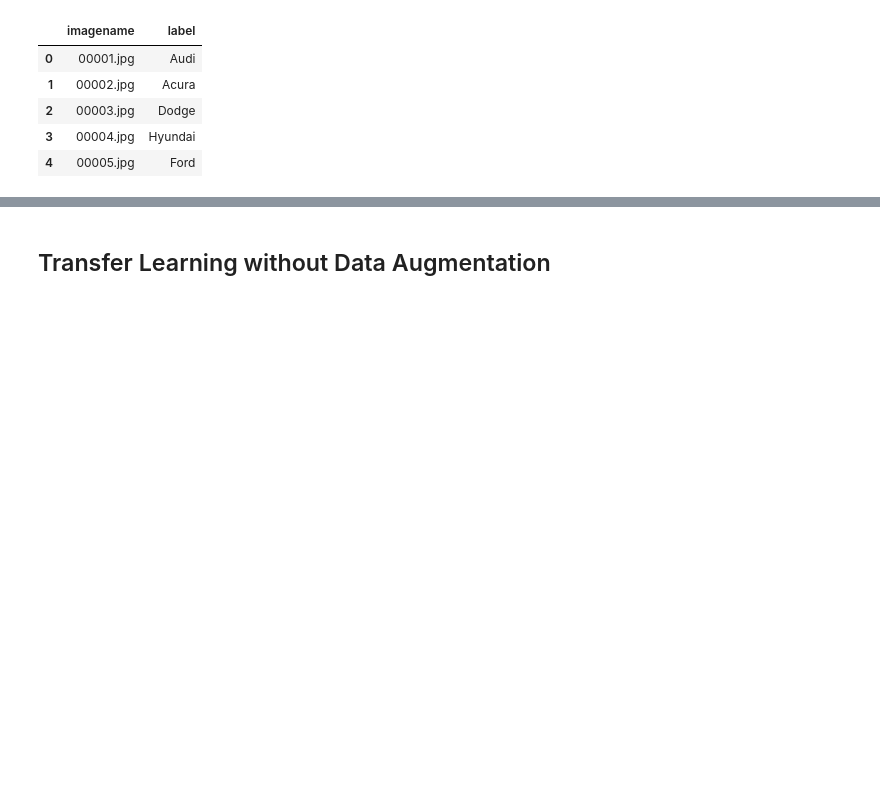
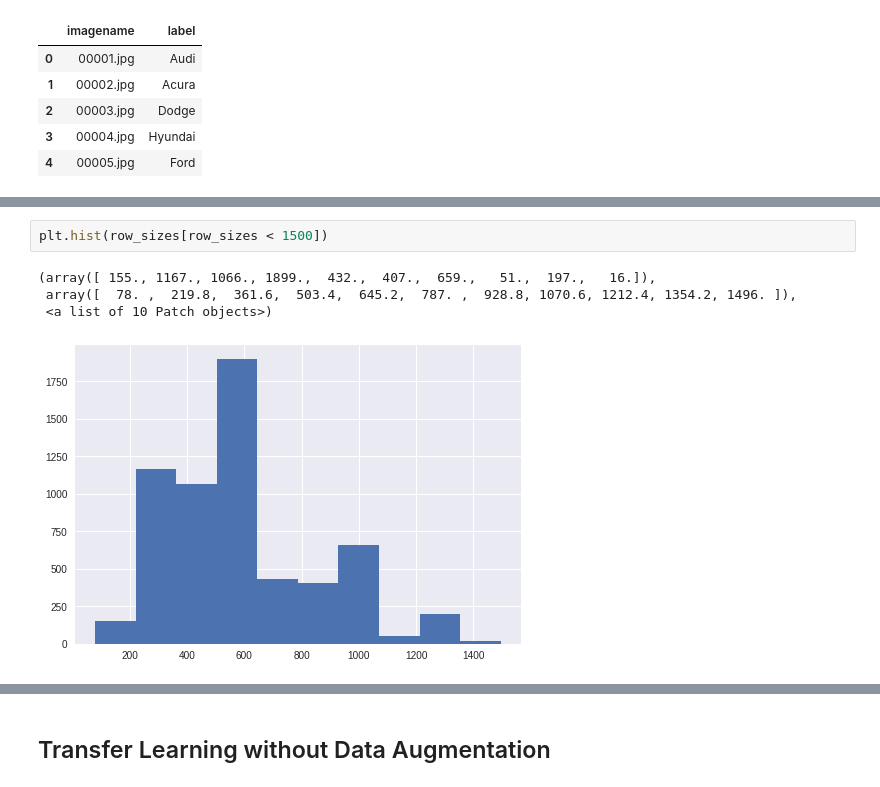
Before and after one commit to AlaaALatif/carnet, a Jupyter notebook: carnet.ipynb, the cells around one changed output, grey strips where cells are left out. Saved outputs shown, nothing was run; the diff lists cells and outputs as text; blank space fills up the shorter version.

```diff
--- a/carnet.ipynb
+++ b/carnet.ipynb
@@ -366,0 +353,7 @@ label_df.head()
+# %%
+plt.hist(row_sizes[row_sizes < 1500])
+# %% [output]
+(array([ 155., 1167., 1066., 1899.,  432.,  407.,  659.,   51.,  197.,   16.]),
+ array([  78. ,  219.8,  361.6,  503.4,  645.2,  787. ,  928.8, 1070.6, 1212.4, 1354.2, 1496. ]),
+ <a list of 10 Patch objects>)
+[figure, added]
```
Also changed, not shown: parts of 103 cells of this notebook.
